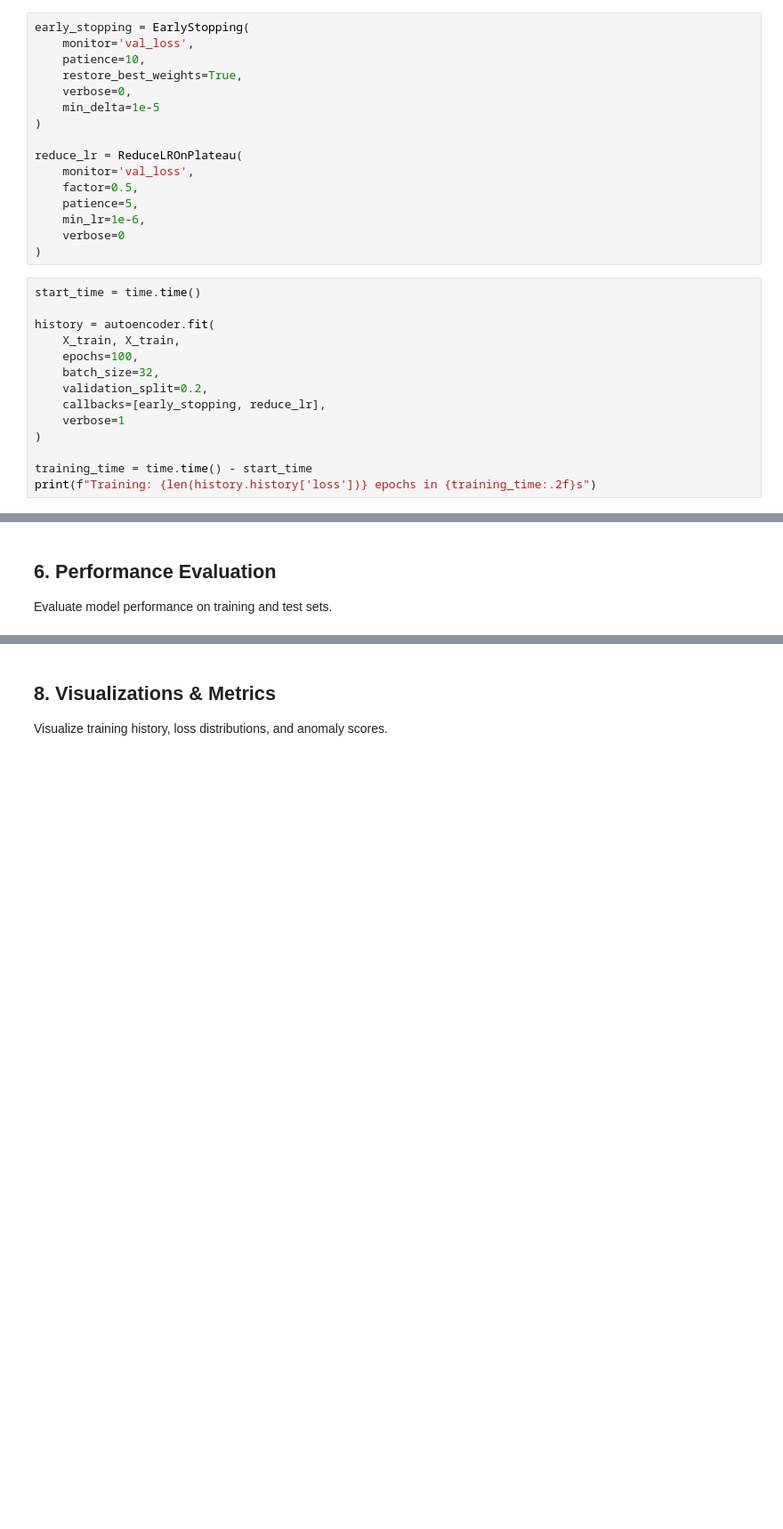
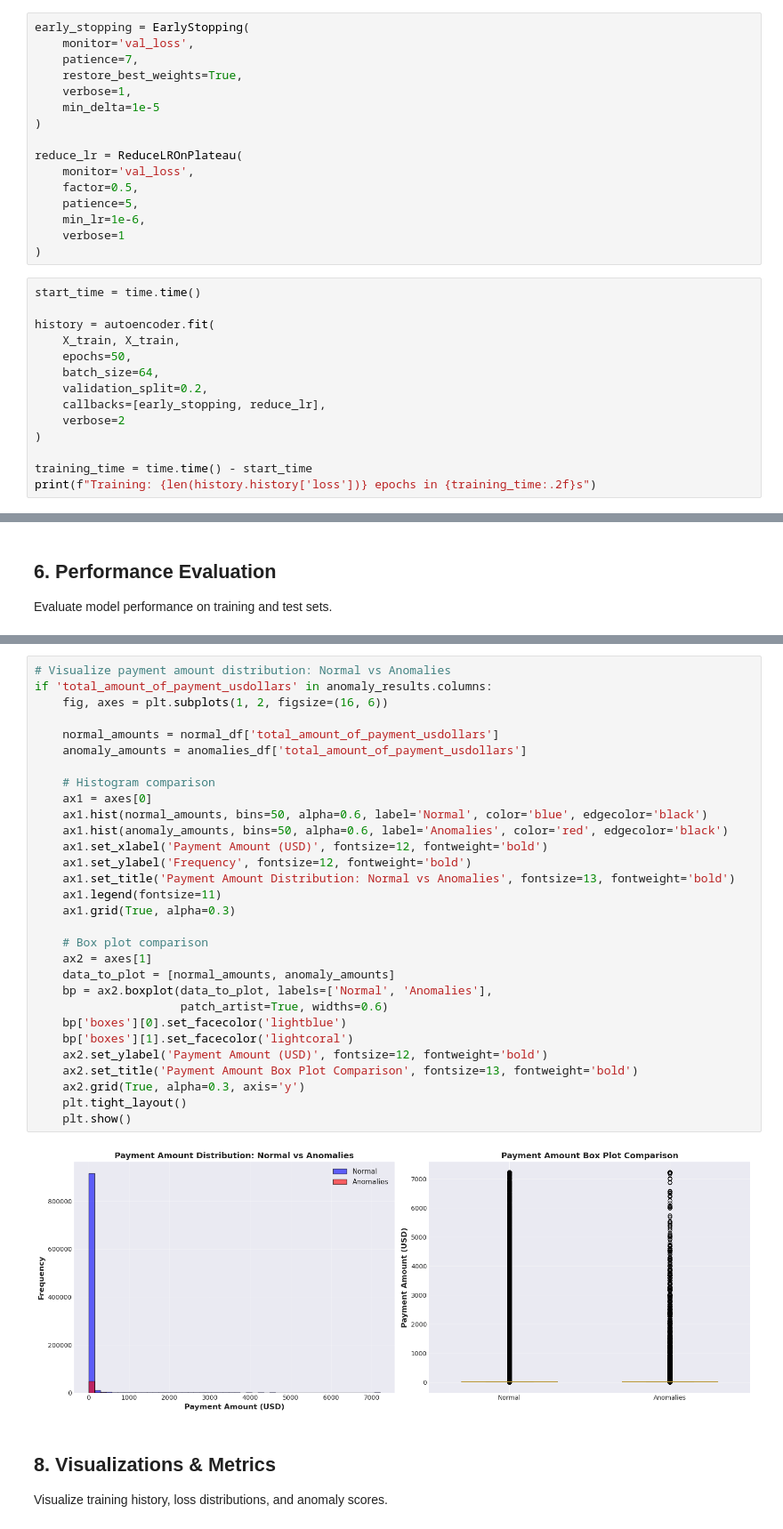
Before and after one commit to swapnilprakashpatil/aai540_3proj, a Jupyter notebook: notebooks/04_autoencoder_anomaly_detection.ipynb, the cells around one changed output, grey strips where cells are left out. Shown at 89% size. Cells and saved outputs as stored; diff of their text form; blank space fills up the shorter version.

```diff
--- a/notebooks/04_autoencoder_anomaly_detection.ipynb
+++ b/notebooks/04_autoencoder_anomaly_detection.ipynb
@@ -154,9 +187,9 @@ autoencoder.compile(
 # %%
 early_stopping = EarlyStopping(
     monitor='val_loss',
-    patience=10,
+    patience=7,
     restore_best_weights=True,
-    verbose=0,
+    verbose=1,
     min_delta=1e-5
 )
 
@@ -165,18 +198,18 @@ reduce_lr = ReduceLROnPlateau(
     factor=0.5,
     patience=5,
     min_lr=1e-6,
-    verbose=0
+    verbose=1
 )
 # %%
 start_time = time.time()
 
 history = autoencoder.fit(
     X_train, X_train,
-    epochs=100,
-    batch_size=32,
+    epochs=50,
+    batch_size=64,
     validation_split=0.2,
     callbacks=[early_stopping, reduce_lr],
-    verbose=1
+    verbose=2
 )
 
 training_time = time.time() - start_time
@@ -219,3 +399,35 @@ print(f"Score: Mean={all_reconstruction_errors.mean():.6f} | Median={np.median(a
+# %%
+# Visualize payment amount distribution: Normal vs Anomalies
+if 'total_amount_of_payment_usdollars' in anomaly_results.columns:
+    fig, axes = plt.subplots(1, 2, figsize=(16, 6))
+
+    normal_amounts = normal_df['total_amount_of_payment_usdollars']
+    anomaly_amounts = anomalies_df['total_amount_of_payment_usdollars']
+
+    # Histogram comparison
+    ax1 = axes[0]
+    ax1.hist(normal_amounts, bins=50, alpha=0.6, label='Normal', color='blue', edgecolor='black')
+    ax1.hist(anomaly_amounts, bins=50, alpha=0.6, label='Anomalies', color='red', edgecolor='black')
+    ax1.set_xlabel('Payment Amount (USD)', fontsize=12, fontweight='bold')
+    ax1.set_ylabel('Frequency', fontsize=12, fontweight='bold')
+    ax1.set_title('Payment Amount Distribution: Normal vs Anomalies', fontsize=13, fontweight='bold')
+    ax1.legend(fontsize=11)
+    ax1.grid(True, alpha=0.3)
+
+    # Box plot comparison
+    ax2 = axes[1]
+    data_to_plot = [normal_amounts, anomaly_amounts]
+    bp = ax2.boxplot(data_to_plot, labels=['Normal', 'Anomalies'],
+                     patch_artist=True, widths=0.6)
+    bp['boxes'][0].set_facecolor('lightblue')
+    bp['boxes'][1].set_facecolor('lightcoral')
+    ax2.set_ylabel('Payment Amount (USD)', fontsize=12, fontweight='bold')
+    ax2.set_title('Payment Amount Box Plot Comparison', fontsize=13, fontweight='bold')
+    ax2.grid(True, alpha=0.3, axis='y')
+    plt.tight_layout()
+    plt.show()
+# %% [output]
+[figure, added]
 # %% [markdown]
 ## 8. Visualizations & Metrics
 
```
Also changed, not shown: parts of 21 cells of this notebook, 3 other files.
